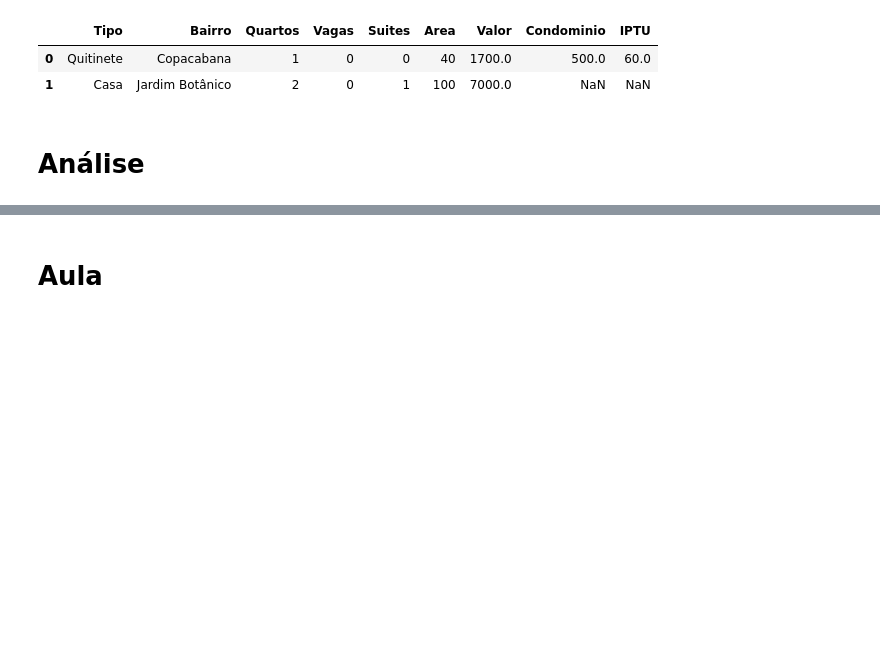
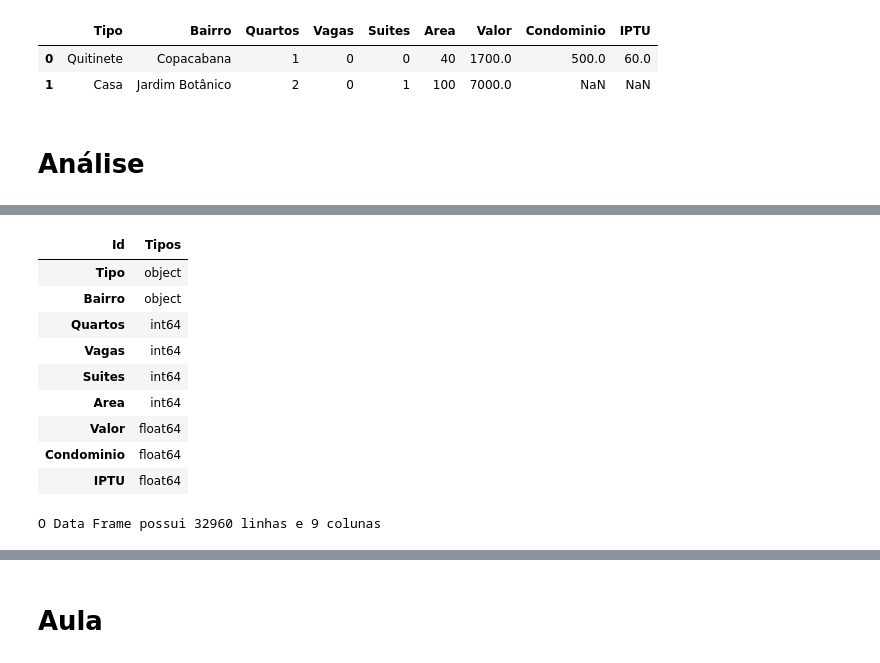
Before and after one commit to 1-aquila-1/data-science, a Jupyter notebook: 01-analise-dados/02-tratando-analisando-dados.ipynb, the cells around one changed output, grey strips where cells are left out. Cells and saved outputs as stored; diff of their text form; code cells hidden in the pictures; blank space fills up the shorter version.

```diff
--- a/01-analise-dados/02-tratando-analisando-dados.ipynb
+++ b/01-analise-dados/02-tratando-analisando-dados.ipynb
@@ -16,3 +16,6 @@ dados.head(2)
 | 1 | Casa | Jardim Botânico | 2 | 0 | 1 | 100 | 7000.0 | NaN | NaN |
 # %% [markdown]
 # Análise
+# %%
+aluguel = pd.read_csv('../dados/aluguel.csv', sep=';')
+aluguel.head(2)
@@ -18,0 +42,19 @@ dados.head(2)
+# %%
+tipo_dados = pd.DataFrame(aluguel.dtypes, columns=['Tipos'])
+tipo_dados.columns.name = 'Id'
+tipo_dados
+# %% [output]
+| Id | Tipos |
+| Tipo | object |
+| Bairro | object |
+| Quartos | int64 |
+| Vagas | int64 |
+| Suites | int64 |
+| Area | int64 |
+| Valor | float64 |
+| Condominio | float64 |
+| IPTU | float64 |
+# %%
+print(f"O Data Frame possui {aluguel.shape[0]} linhas e {aluguel.shape[1]} colunas")
+# %% [output]
+O Data Frame possui 32960 linhas e 9 colunas
```
Also changed, not shown: parts of 20 cells of this notebook.
